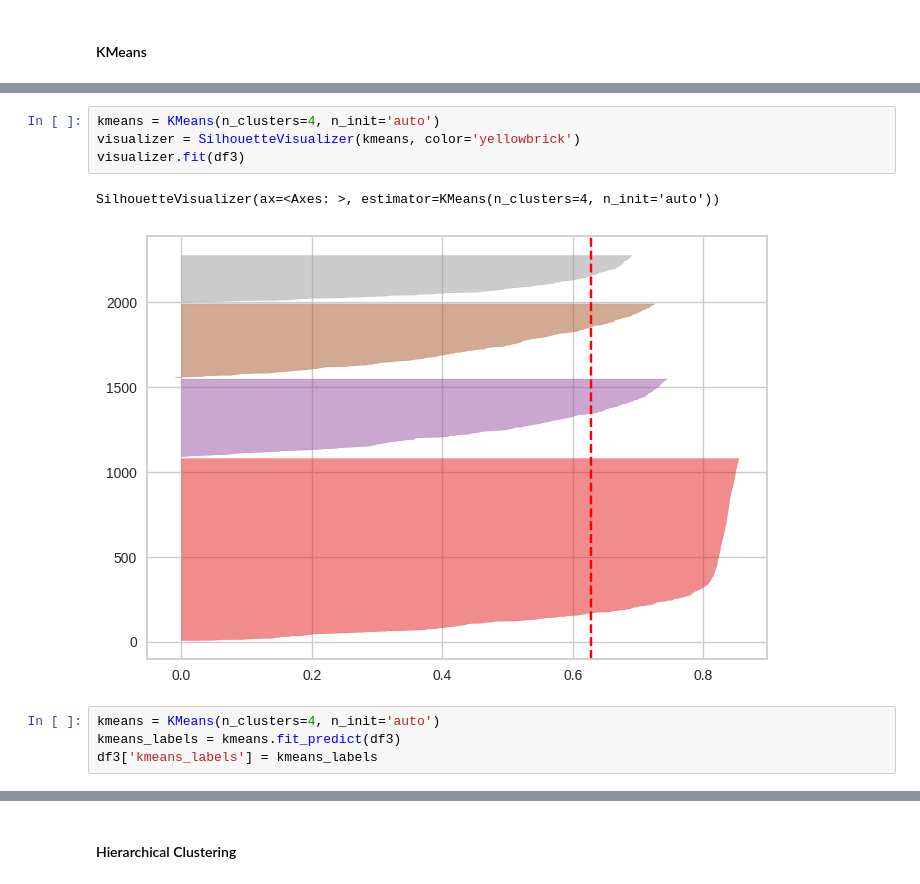
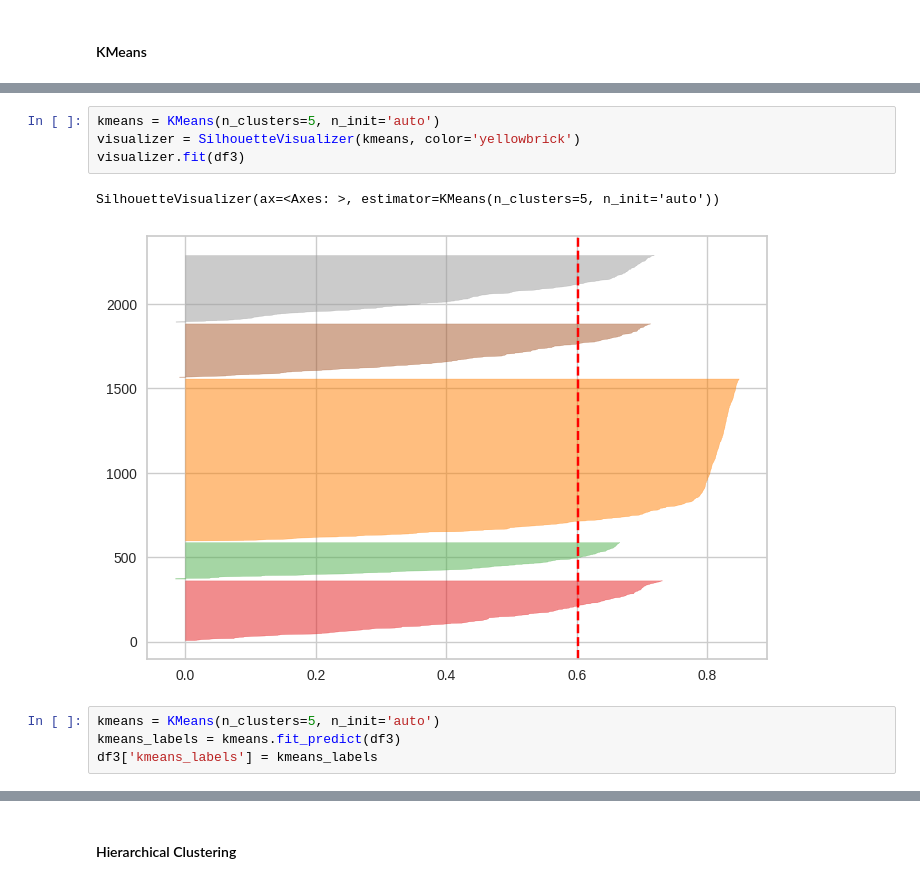
Before and after one commit to PabloJRW/clustering, a Jupyter notebook: customer_personality_clustering.ipynb, the cells around one changed output, grey strips where cells are left out. Cells and saved outputs as stored; diff of their text form.

```diff
--- a/customer_personality_clustering.ipynb
+++ b/customer_personality_clustering.ipynb
@@ -328,12 +328,12 @@ plt.show()
 # %%
-kmeans = KMeans(n_clusters=4, n_init='auto')
+kmeans = KMeans(n_clusters=5, n_init='auto')
 visualizer = SilhouetteVisualizer(kmeans, color='yellowbrick')
 visualizer.fit(df3)
 # %% [output]
-SilhouetteVisualizer(ax=<Axes: >, estimator=KMeans(n_clusters=4, n_init='auto'))
+SilhouetteVisualizer(ax=<Axes: >, estimator=KMeans(n_clusters=5, n_init='auto'))
-[figure, old version]
+[figure, new version]
 # %%
-kmeans = KMeans(n_clusters=4, n_init='auto')
+kmeans = KMeans(n_clusters=5, n_init='auto')
 kmeans_labels = kmeans.fit_predict(df3)
 df3['kmeans_labels'] = kmeans_labels
 # %%
```
Also changed, not shown: parts of 17 cells of this notebook.
